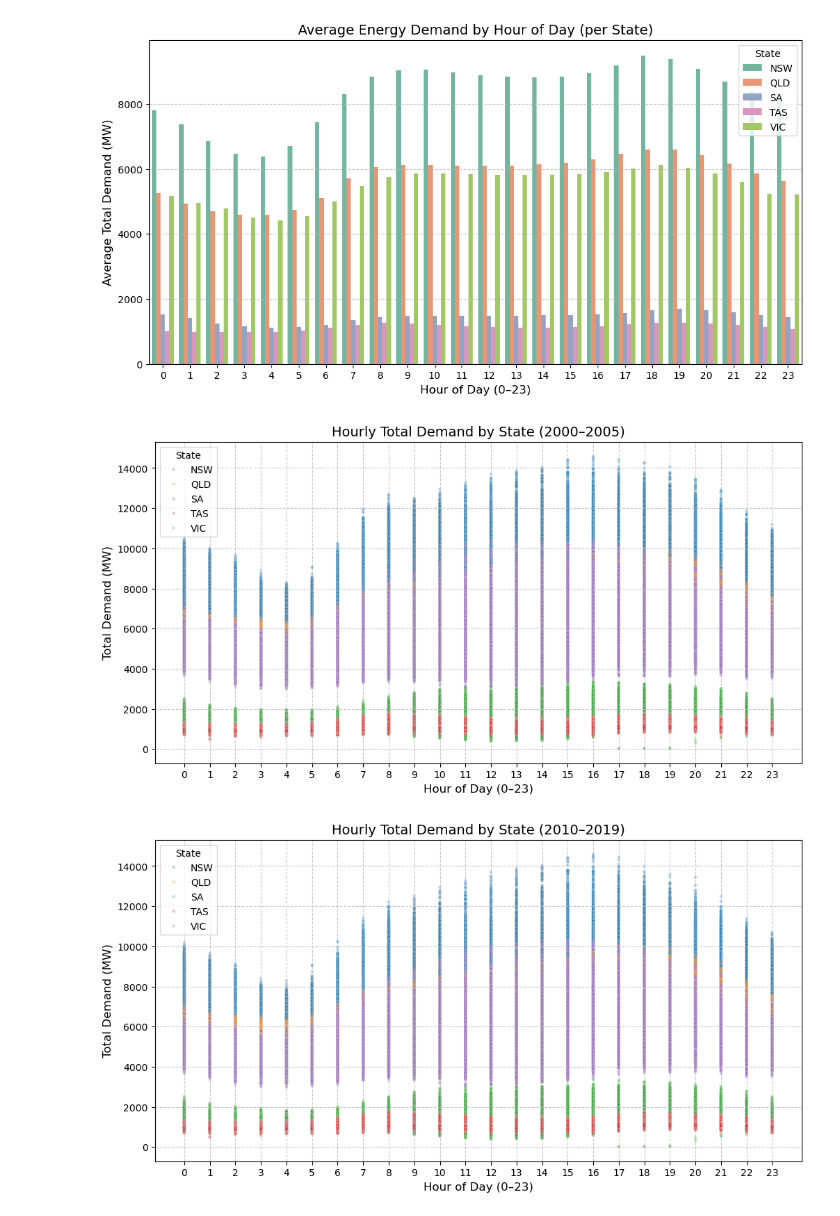
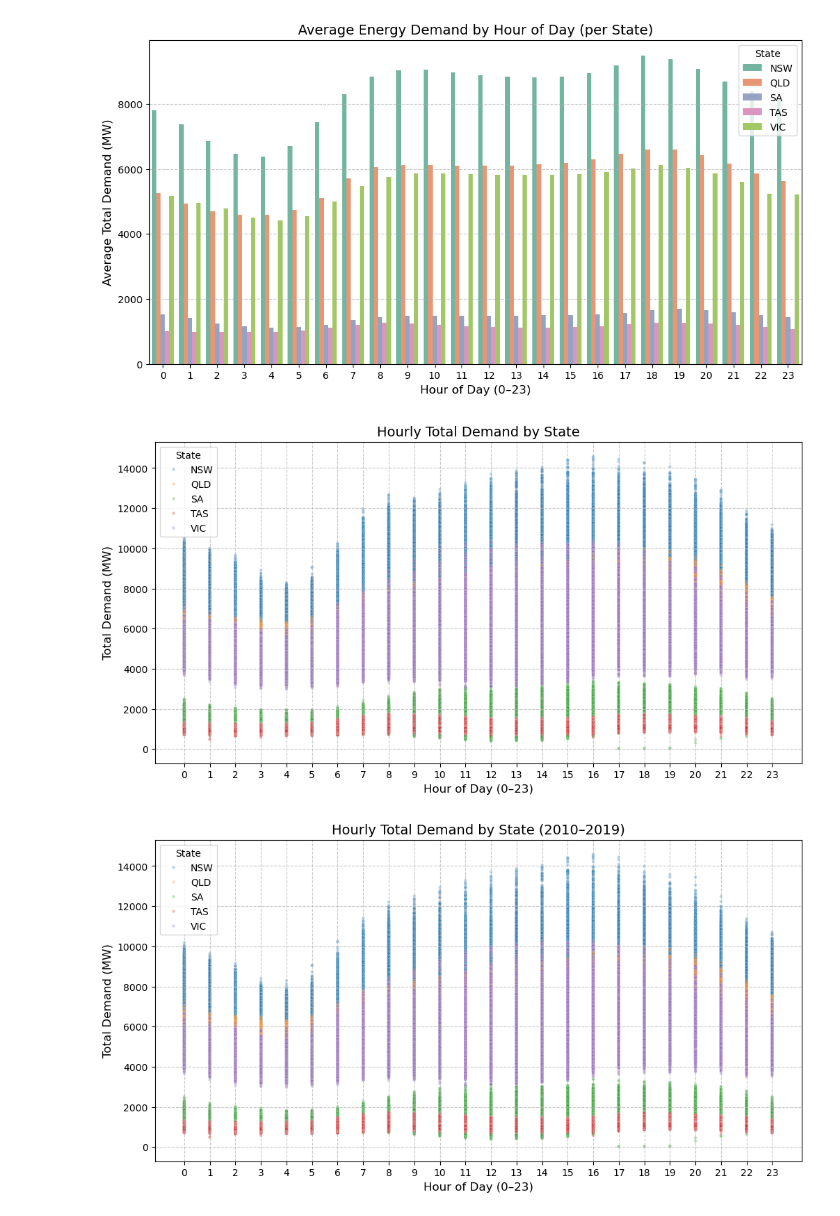
Before and after one commit to harjask-7/ADS1002-project, a Jupyter notebook: notebooks/tymon/Graph.ipynb, the cells around one changed output. Saved outputs shown, nothing was run; the diff lists cells and outputs as text; code cells hidden in the pictures.

```diff
--- a/notebooks/tymon/Graph.ipynb
+++ b/notebooks/tymon/Graph.ipynb
@@ -77,30 +77,30 @@ plt.show()
 # %%
 # Filter year range 2000–2019
 # df = df[(df['Datetime'].dt.year >= 2000) & (df['Datetime'].dt.year <= 2019)]
 
 # Extract hour of day
 df['Hour'] = df['Datetime'].dt.hour
 
 # Scatter plot
 plt.figure(figsize=(12,6))
 sns.scatterplot(
     data=df,
     x='Hour',
     y='Total Demand',
     hue='State',
     alpha=0.3,    # transparency to avoid overplotting
     s=10          # point size
 )
 
-plt.title("Hourly Total Demand by State (2000–2005)", fontsize=14)
+plt.title("Hourly Total Demand by State", fontsize=14)
 plt.xlabel("Hour of Day (0–23)", fontsize=12)
 plt.ylabel("Total Demand (MW)", fontsize=12)
 plt.xticks(range(0,24))
 plt.grid(True, linestyle="--", alpha=0.7)
 plt.legend(title="State")
 plt.show()
 # %% [output]
-[figure, old version]
+[figure, new version]
 # %%
 # Filter year range 2000–2019
 df = df[(df['Datetime'].dt.year >= 2010) & (df['Datetime'].dt.year <= 2019)]
```
Also changed, not shown: parts of 1 cell of this notebook, 2 other files.
